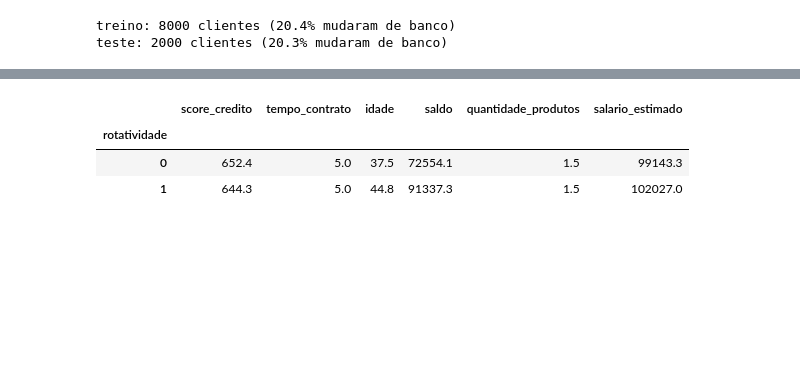
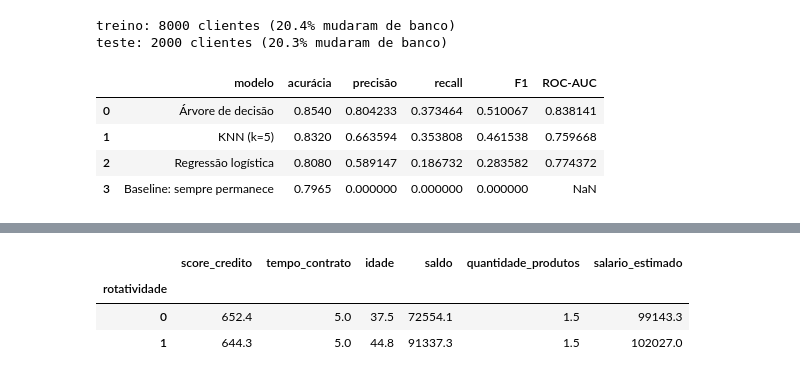
Before and after one commit to hrsJesus/projeto-fundamentos-ml, a Jupyter notebook: projeto.ipynb, the cells around one changed output, grey strips where cells are left out. Drawn from its saved outputs; the diff is of its cells as text; code cells hidden in the pictures; blank space fills up the shorter version.

```diff
--- a/projeto.ipynb
+++ b/projeto.ipynb
@@ -412,3 +472,32 @@ print(f'teste: {len(teste)} clientes ({y_teste.mean():.1%} mudaram de banco)')
 # %% [output]
 treino: 8000 clientes (20.4% mudaram de banco)
 teste: 2000 clientes (20.3% mudaram de banco)
+# %%
+resultados = []
+previsao_base = np.zeros(len(y_teste), dtype=int)
+avaliar(resultados, 'Baseline: sempre permanece', y_teste, previsao_base)
+
+modelos = {
+    'Regressão logística': make_pipeline(
+        StandardScaler(), LogisticRegression(max_iter=1000)
+    ),
+    'KNN (k=5)': make_pipeline(
+        StandardScaler(), KNeighborsClassifier(n_neighbors=5)
+    ),
+    'Árvore de decisão': DecisionTreeClassifier(max_depth=5, random_state=42),
+}
+
+for nome, modelo in modelos.items():
+    modelo.fit(X_treino, y_treino)
+    y_previsto = modelo.predict(X_teste)
+    y_probabilidade = modelo.predict_proba(X_teste)[:, 1]
+    avaliar(resultados, nome, y_teste, y_previsto, y_probabilidade)
+
+comparacao = pd.DataFrame(resultados).sort_values('F1', ascending=False).reset_index(drop=True)
+display(comparacao)
+# %% [output]
+|  | modelo | acurácia | precisão | recall | F1 | ROC-AUC |
+| 0 | Árvore de decisão | 0.8540 | 0.804233 | 0.373464 | 0.510067 | 0.838141 |
+| 1 | KNN (k=5) | 0.8320 | 0.663594 | 0.353808 | 0.461538 | 0.759668 |
+| 2 | Regressão logística | 0.8080 | 0.589147 | 0.186732 | 0.283582 | 0.774372 |
+| 3 | Baseline: sempre permanece | 0.7965 | 0.000000 | 0.000000 | 0.000000 | NaN |
```
Also changed, not shown: parts of 15 cells of this notebook.
